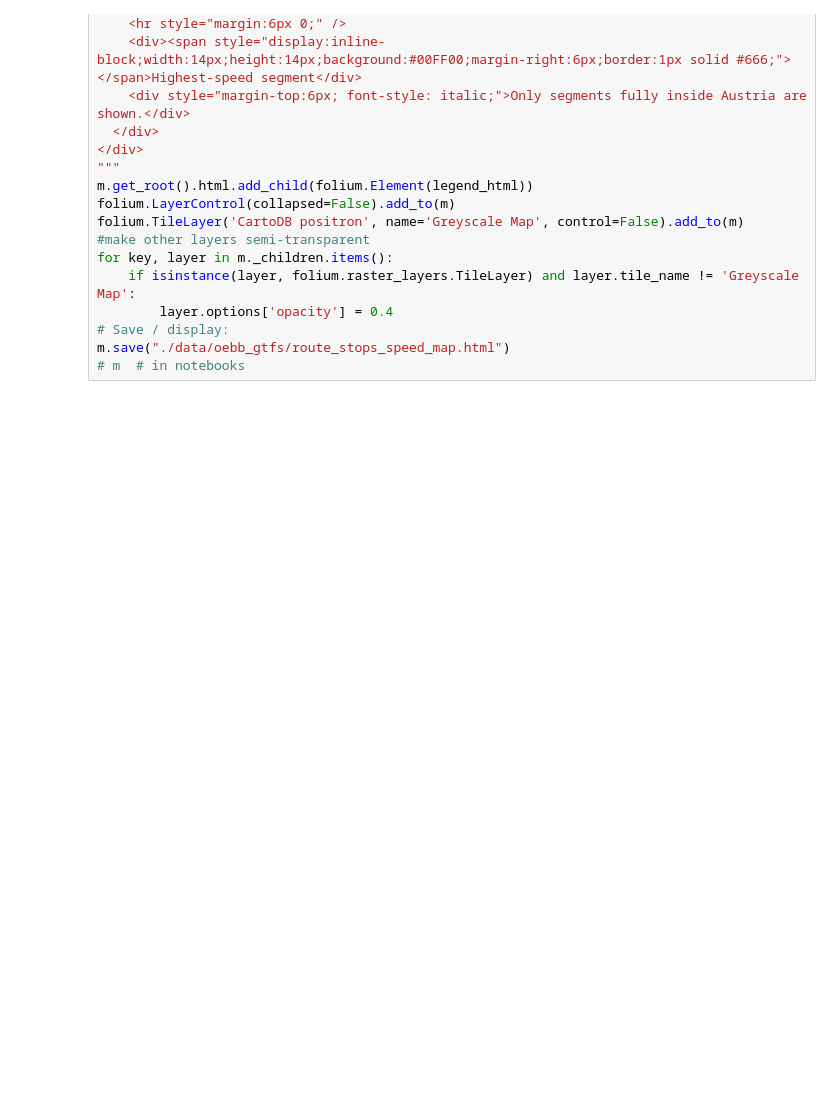
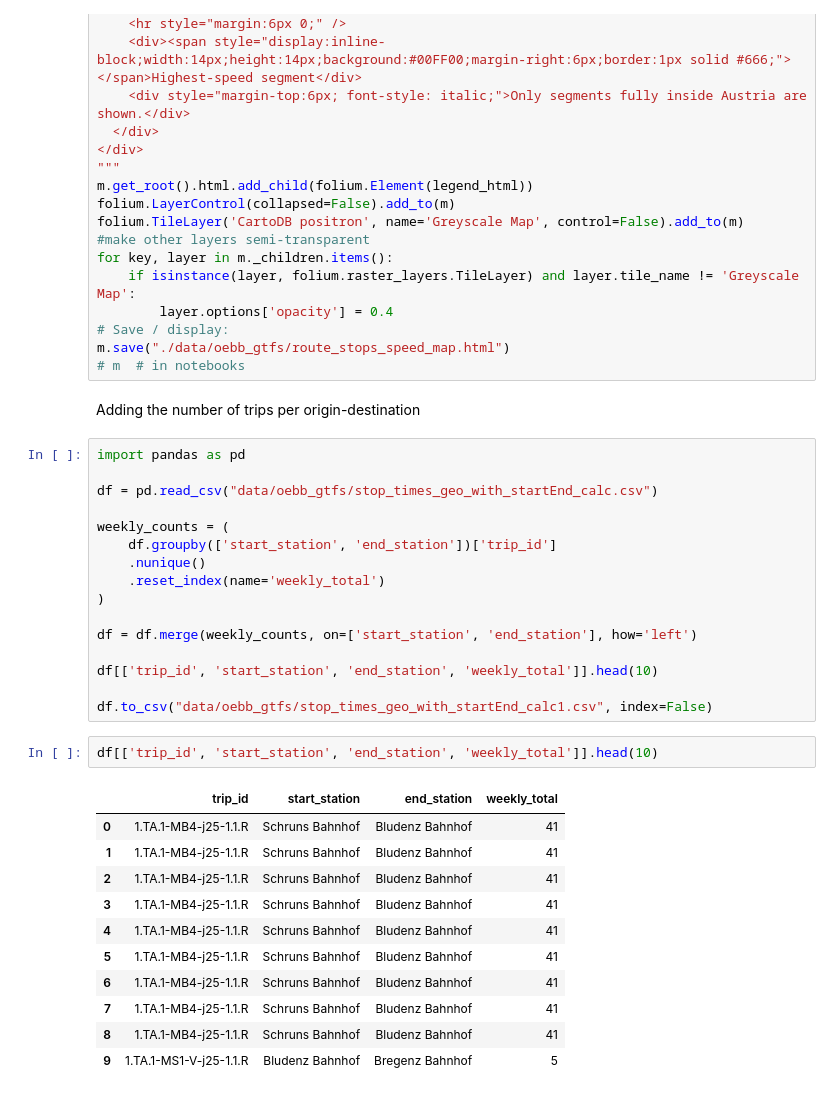
Before and after one commit to MarcelDS24/The-Railway-Energy-Explorer, a Jupyter notebook: Piezoelectric Railroad Harvester.ipynb, the cells around one changed output. Cells and saved outputs as stored; diff of their text form; blank space fills up the shorter version.

```diff
--- a/Piezoelectric Railroad Harvester.ipynb
+++ b/Piezoelectric Railroad Harvester.ipynb
@@ -1392,3 +1402,35 @@ for key, layer in m._children.items():
 # Save / display:
 m.save("./data/oebb_gtfs/route_stops_speed_map.html")
 # m  # in notebooks
+# %% [markdown]
+Adding the number of trips per origin-destination
+# %%
+import pandas as pd
+
+df = pd.read_csv("data/oebb_gtfs/stop_times_geo_with_startEnd_calc.csv")
+
+weekly_counts = (
+    df.groupby(['start_station', 'end_station'])['trip_id']
+    .nunique()
+    .reset_index(name='weekly_total')
+)
+
+df = df.merge(weekly_counts, on=['start_station', 'end_station'], how='left')
+
+df[['trip_id', 'start_station', 'end_station', 'weekly_total']].head(10)
+
+df.to_csv("data/oebb_gtfs/stop_times_geo_with_startEnd_calc1.csv", index=False)
+# %%
+df[['trip_id', 'start_station', 'end_station', 'weekly_total']].head(10)
+# %% [output]
+|  | trip_id | start_station | end_station | weekly_total |
+| 0 | 1.TA.1-MB4-j25-1.1.R | Schruns Bahnhof | Bludenz Bahnhof | 41 |
+| 1 | 1.TA.1-MB4-j25-1.1.R | Schruns Bahnhof | Bludenz Bahnhof | 41 |
+| 2 | 1.TA.1-MB4-j25-1.1.R | Schruns Bahnhof | Bludenz Bahnhof | 41 |
+| 3 | 1.TA.1-MB4-j25-1.1.R | Schruns Bahnhof | Bludenz Bahnhof | 41 |
+| 4 | 1.TA.1-MB4-j25-1.1.R | Schruns Bahnhof | Bludenz Bahnhof | 41 |
+| 5 | 1.TA.1-MB4-j25-1.1.R | Schruns Bahnhof | Bludenz Bahnhof | 41 |
+| 6 | 1.TA.1-MB4-j25-1.1.R | Schruns Bahnhof | Bludenz Bahnhof | 41 |
+| 7 | 1.TA.1-MB4-j25-1.1.R | Schruns Bahnhof | Bludenz Bahnhof | 41 |
+| 8 | 1.TA.1-MB4-j25-1.1.R | Schruns Bahnhof | Bludenz Bahnhof | 41 |
+| 9 | 1.TA.1-MS1-V-j25-1.1.R | Bludenz Bahnhof | Bregenz Bahnhof | 5 |
```
Also changed, not shown: parts of 3 cells of this notebook, 5 other files.
